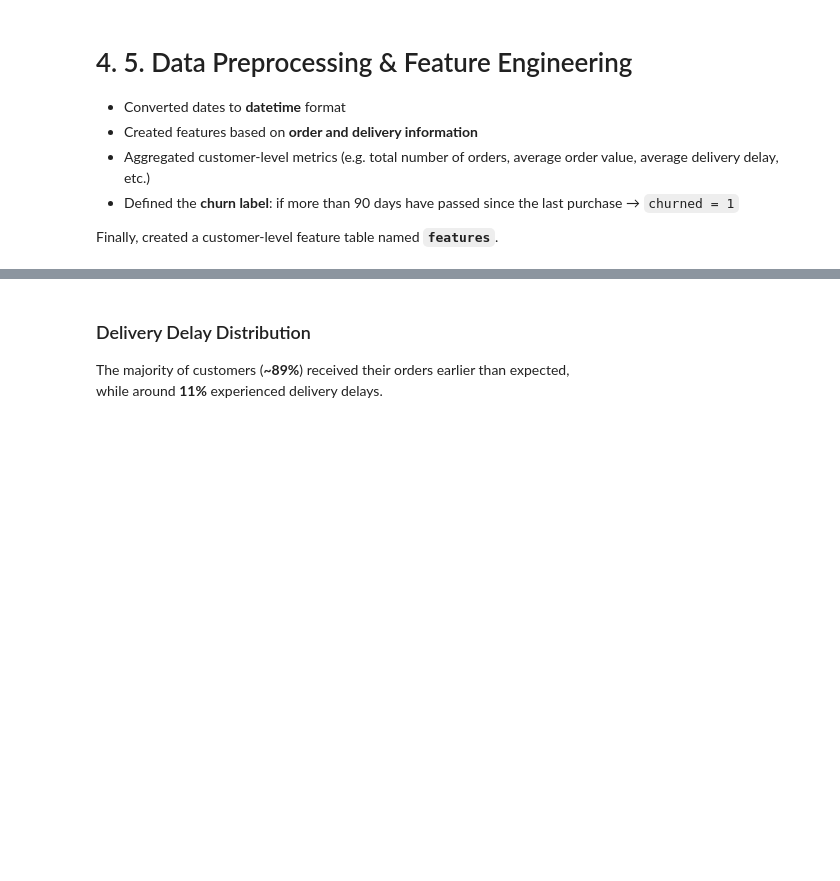
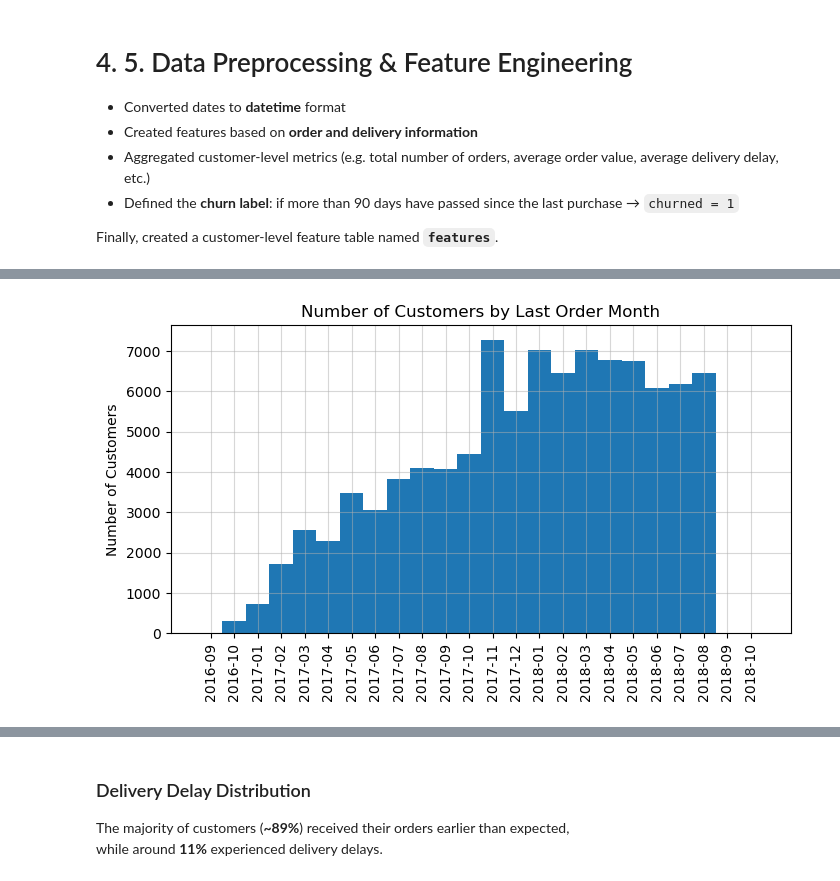
Before and after one commit to jameshan54/churn-prediction, a Jupyter notebook: notebooks/churn_prediction.ipynb, the cells around one changed output, grey strips where cells are left out. Drawn from its saved outputs; the diff is of its cells as text; code cells hidden in the pictures; blank space fills up the shorter version.

```diff
--- a/notebooks/churn_prediction.ipynb
+++ b/notebooks/churn_prediction.ipynb
@@ -112,0 +155,14 @@ print(f"Reorder rate (>=2 orders): {reorder_rate:.2%}")
+# %%
+monthly_counts = customer_orders.groupby(
+    customer_orders["last_order_date"].dt.to_period("M")
+).size()
+
+plt.figure(figsize=(8,4))
+plt.bar(monthly_counts.index.astype(str), monthly_counts.values, width=1.0)
+plt.xticks(rotation=90)
+plt.title("Number of Customers by Last Order Month")
+plt.ylabel("Number of Customers")
+plt.grid(True, which="both", axis="both", linestyle="-", alpha=0.5)
+plt.show()
+# %% [output]
+[figure, added]
```
Also changed, not shown: parts of 26 cells of this notebook, 1 other file.
